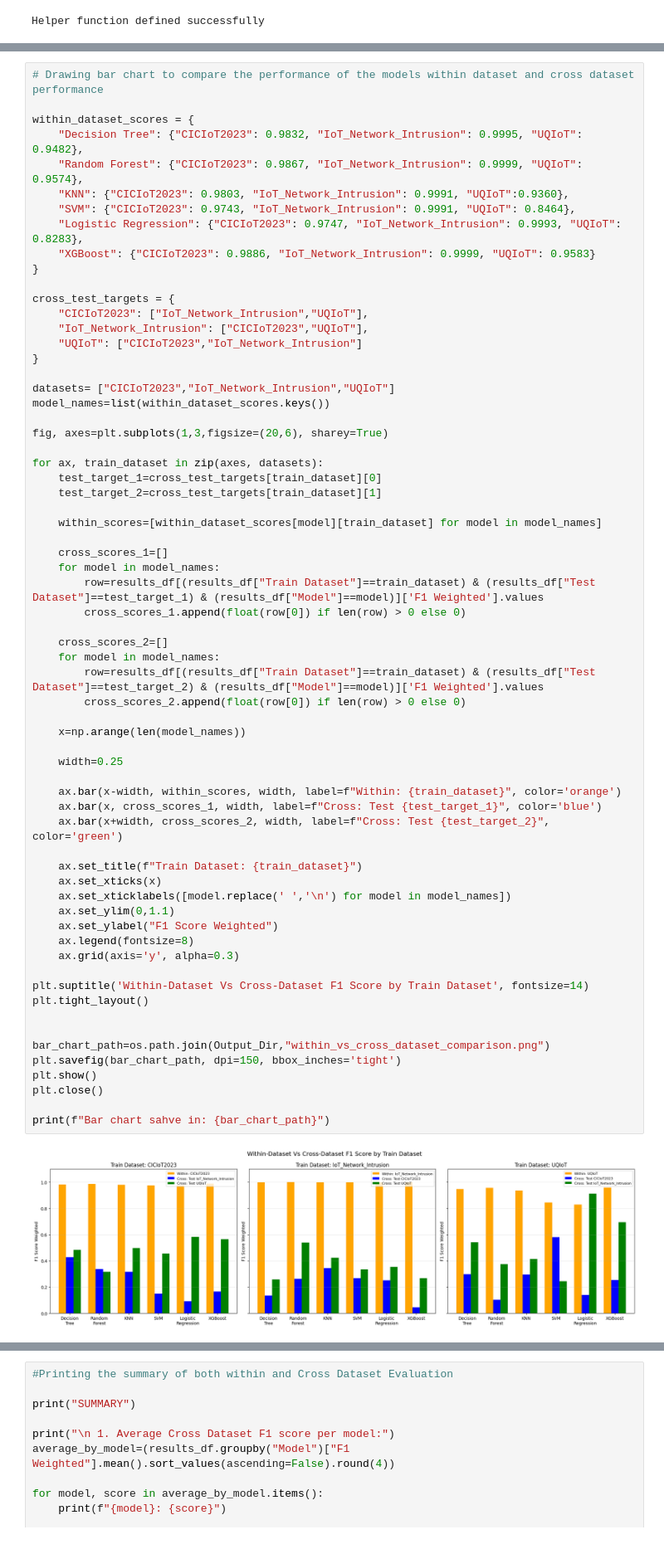
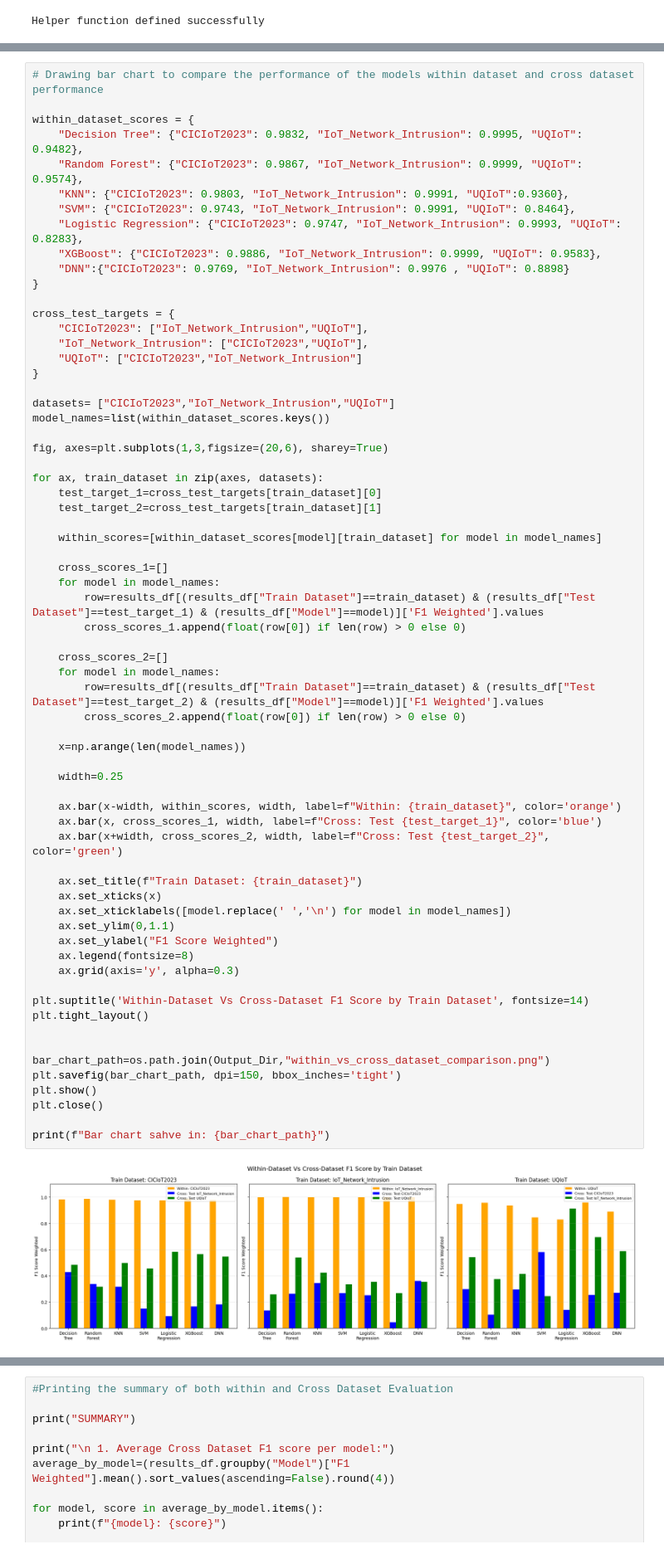
Before and after one commit to Narasimha-N/comparative_analysis_arp_spoofing, a Jupyter notebook: Kitsune Feature Extraction/Data Preprocessing/Cross-Dataset Evaluation/Cross_Dataset-Evaluation.ipynb, the cells around one changed output, grey strips where cells are left out. Shown at 83% size. Cells and saved outputs as stored; diff of their text form.

```diff
--- a/Kitsune Feature Extraction/Data Preprocessing/Cross-Dataset Evaluation/Cross_Dataset-Evaluation.ipynb
+++ b/Kitsune Feature Extraction/Data Preprocessing/Cross-Dataset Evaluation/Cross_Dataset-Evaluation.ipynb
@@ -402,7 +504,8 @@ within_dataset_scores = {
     "KNN": {"CICIoT2023": 0.9803, "IoT_Network_Intrusion": 0.9991, "UQIoT":0.9360},
     "SVM": {"CICIoT2023": 0.9743, "IoT_Network_Intrusion": 0.9991, "UQIoT": 0.8464},
     "Logistic Regression": {"CICIoT2023": 0.9747, "IoT_Network_Intrusion": 0.9993, "UQIoT": 0.8283},
-    "XGBoost": {"CICIoT2023": 0.9886, "IoT_Network_Intrusion": 0.9999, "UQIoT": 0.9583}
+    "XGBoost": {"CICIoT2023": 0.9886, "IoT_Network_Intrusion": 0.9999, "UQIoT": 0.9583},
+    "DNN":{"CICIoT2023": 0.9769, "IoT_Network_Intrusion": 0.9976 , "UQIoT": 0.8898}
 }
 
 cross_test_targets = {
@@ -432,34 +535,34 @@ for ax, train_dataset in zip(axes, datasets):
         row=results_df[(results_df["Train Dataset"]==train_dataset) & (results_df["Test Dataset"]==test_target_2) & (results_df["Model"]==model)]['F1 Weighted'].values
         cross_scores_2.append(float(row[0]) if len(row) > 0 else 0)
 
     x=np.arange(len(model_names))
 
     width=0.25
 
     ax.bar(x-width, within_scores, width, label=f"Within: {train_dataset}", color='orange')
     ax.bar(x, cross_scores_1, width, label=f"Cross: Test {test_target_1}", color='blue')
     ax.bar(x+width, cross_scores_2, width, label=f"Cross: Test {test_target_2}", color='green')
 
     ax.set_title(f"Train Dataset: {train_dataset}")
     ax.set_xticks(x)
     ax.set_xticklabels([model.replace(' ','\n') for model in model_names])
     ax.set_ylim(0,1.1)
     ax.set_ylabel("F1 Score Weighted")
     ax.legend(fontsize=8)
     ax.grid(axis='y', alpha=0.3)
 
 plt.suptitle('Within-Dataset Vs Cross-Dataset F1 Score by Train Dataset', fontsize=14)
 plt.tight_layout()
 
 
 bar_chart_path=os.path.join(Output_Dir,"within_vs_cross_dataset_comparison.png")
 plt.savefig(bar_chart_path, dpi=150, bbox_inches='tight')
 plt.show()
 plt.close()
 
 print(f"Bar chart sahve in: {bar_chart_path}")
 # %% [output]
-[figure, old version]
+[figure, new version]
 Bar chart sahve in: C:\Users\NARASIMHA N\OneDrive\Desktop\comparative_analysis_arp_spoofing\comparative_analysis_arp_spoofing\Kitsune Feature Extraction\Dataset Preprocessing\Cross-Dataset Evaluation\ ...
 # %%
 #Printing the summary of both within and Cross Dataset Evaluation
```
Also changed, not shown: parts of 6 cells of this notebook, 12 other files.
